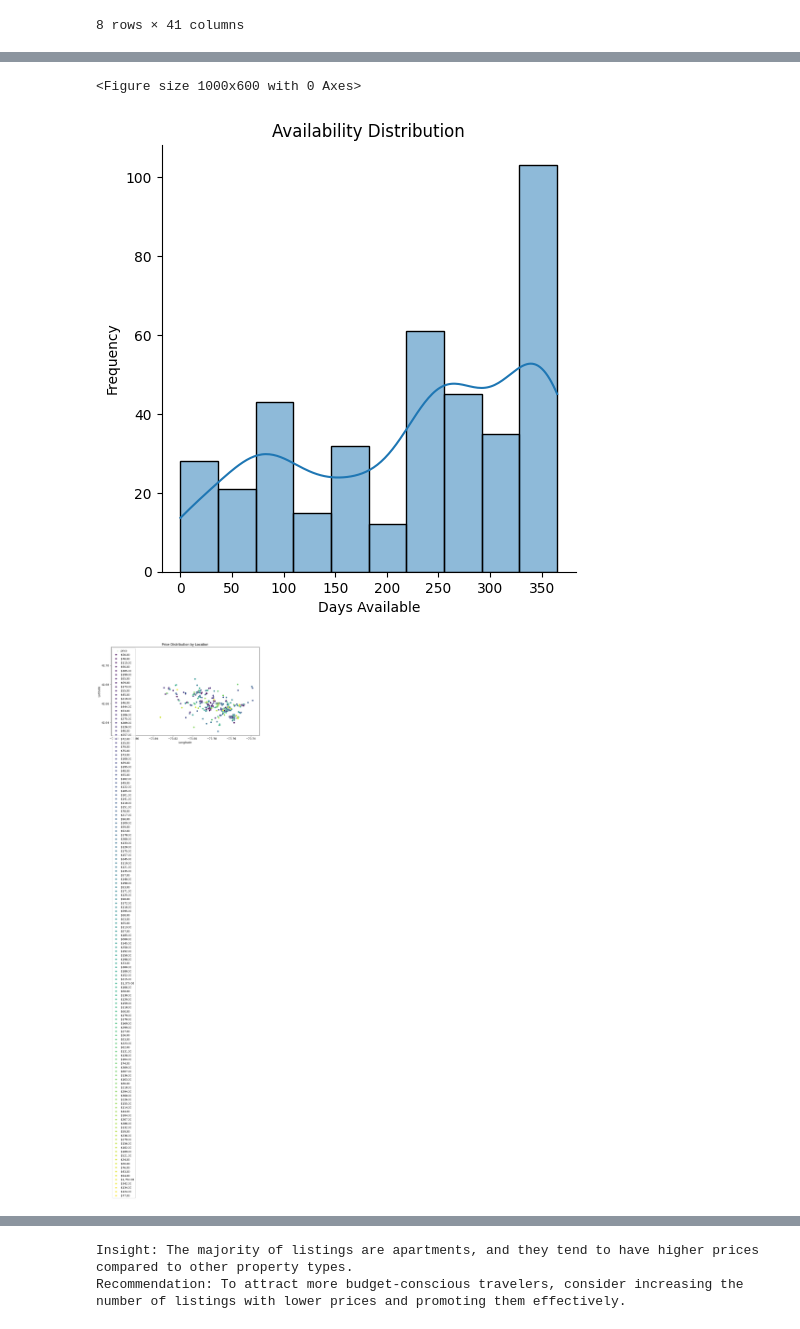
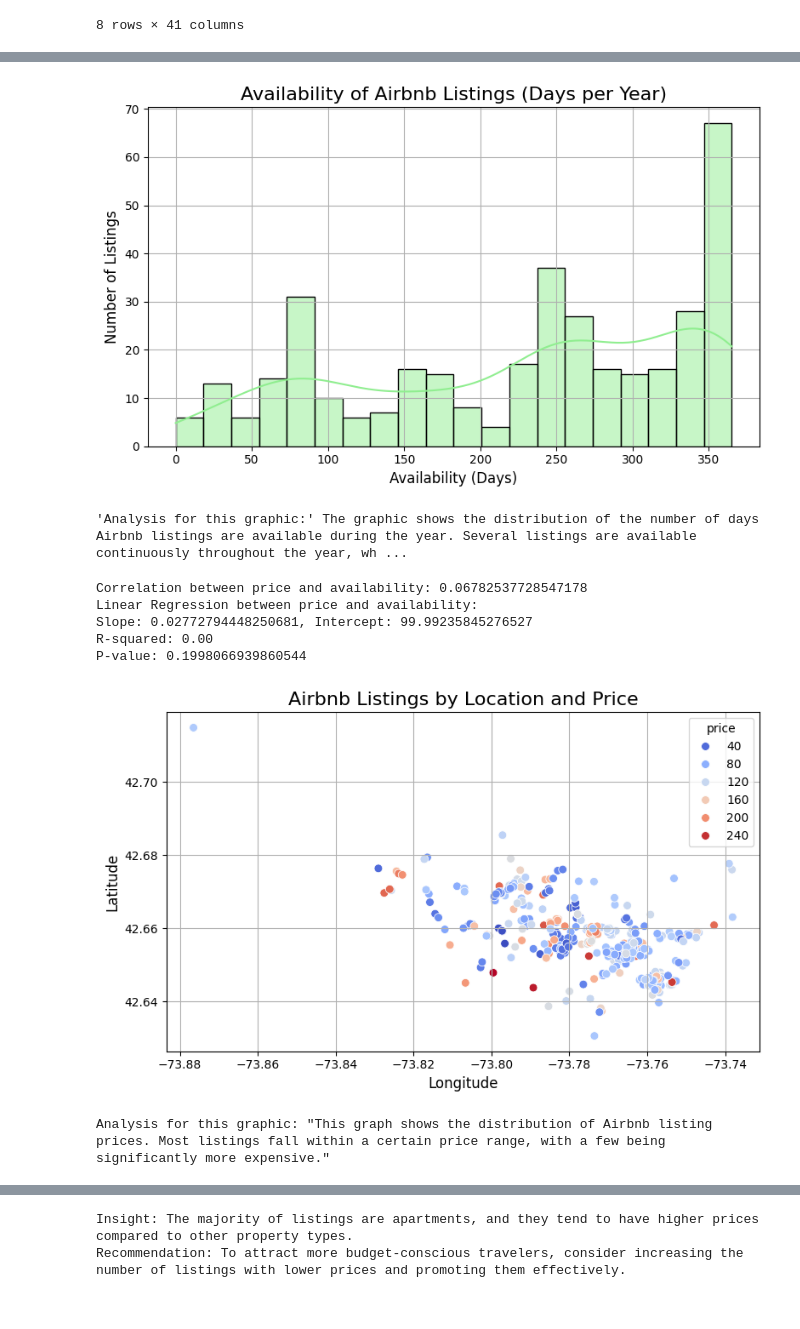
Before and after one commit to reem221/Airbnb-Listing-EDA, a Jupyter notebook: AirbnbListingADA.ipynb, the cells around one changed output, grey strips where cells are left out. Cells and saved outputs as stored; diff of their text form; code cells hidden in the pictures.

```diff
--- a/AirbnbListingADA.ipynb
+++ b/AirbnbListingADA.ipynb
@@ -48,9 +48,3 @@ memory usage: 231.6+ KB
 | 75% | 9.237302e+17 | 2.024041e+13 | 3.936272e+08 | 9.000000 | 13.000000 | NaN | ... |
 | max | 1.129006e+18 | 2.024041e+13 | 5.531120e+08 | 1180.000000 | 2157.000000 | NaN | ... |
 8 rows × 41 columns
-# %%
-# Handling missing values
-missing_values = df.isnull().sum()
-missing_values = missing_values[missing_values > 0]
-print("Columns with missing values:\n", missing_values)
-df.drop(['neighbourhood_group_cleansed','calendar_updated','license'], axis=1, inplace=True)
@@ -75,3 +51,12 @@ dtype: int64
+# %%
+# Clean the price column by removing dollar signs and commas, then convert to numeric
+df['price'] = df['price'].replace({'\$': '', ',': ''}, regex=True).astype(float)
+
+# Now you can safely handle missing values and outliers
+df = df.dropna(subset=['price', 'availability_365', 'latitude', 'longitude'])
+
+# Remove outliers by keeping only 95% of the data
+df = df[df['price'] < df['price'].quantile(0.95)]
 # %%
 # Import necessary libraries for data visualization
 import matplotlib.pyplot as plt
@@ -96,38 +111,65 @@ plt.show()
 # %%
 # availability Analysis
 # Set up the figure for plotting with a specified size
-plt.figure(figsize=(10, 6))
+plt.figure(figsize=(8,5))
 # Create a distribution plot of the 'availability_365' column from the DataFrame 'df'
 # with a Kernel Density Estimate (KDE) to show the distribution shape
-sns.displot(df['availability_365'], kde=True)
+sns.histplot(df['availability_365'], bins=20, kde=True, color='lightgreen')
 # Add a title and labels to the plot
-plt.title('Availability Distribution')
-plt.xlabel('Days Available')
-plt.ylabel('Frequency')
+plt.title('Availability of Airbnb Listings (Days per Year)', fontsize=16)
+plt.xlabel('Availability (Days)', fontsize=12)
+plt.ylabel('Number of Listings', fontsize=12)
 # Save the plot as an image file in the specified directory
 plt.savefig('E:\\reem\\electro pi\\Exploratory data\\availability_distribution.png')
 # Display the plot on the screen
+plt.grid(True)
+plt.tight_layout()
 plt.show()
+print("'Analysis for this graphic:' The graphic shows the distribution of the number of days Airbnb listings are available during the year. Several listings are available continuously throughout the year, while others are available for shorter periods.")
 # %% [output]
+[figure, new version]
-<Figure size 1000x600 with 0 Axes>
+'Analysis for this graphic:' The graphic shows the distribution of the number of days Airbnb listings are available during the year. Several listings are available continuously throughout the year, wh ...
-[figure, old version]
+# %%
+from scipy.stats import linregress
+# Correlation between price and availability_365
+corr = df['availability_365'].corr(df['price'])
+
+print(f"Correlation between price and availability: {corr}")
+
+# Perform a linear regression
+slope, intercept, r_value, p_value, std_err = linregress(df['availability_365'], df['price'])
+
+print(f"Linear Regression between price and availability:")
+print(f"Slope: {slope}, Intercept: {intercept}")
+print(f"R-squared: {r_value**2:.2f}")
+print(f"P-value: {p_value}")
+# %% [output]
+Correlation between price and availability: 0.06782537728547178
+Linear Regression between price and availability:
+Slope: 0.02772794448250681, Intercept: 99.99235845276527
+R-squared: 0.00
+P-value: 0.1998066939860544
 # %%
 # Location Analysis (using latitude and longitude)
 # Set up the figure for plotting with a specified size
-plt.figure(figsize=(10, 6))
+plt.figure(figsize=(8,5))
 # Create a scatter plot showing the relationship between 'longitude' and 'latitude'
 # The color of the points is determined by the 'price' column, using the 'viridis' color palette
-sns.scatterplot(x='longitude', y='latitude', hue='price', data=df, palette='viridis')
+sns.scatterplot(x='longitude', y='latitude', hue='price', data=df, palette='coolwarm', s=50)
 # Add a title and labels to the plot
-plt.title('Price Distribution by Location')
-plt.xlabel('Longitude')
-plt.ylabel('Latitude')
+plt.title('Airbnb Listings by Location and Price', fontsize=16)
+plt.xlabel('Longitude', fontsize=12)
+plt.ylabel('Latitude', fontsize=12)
 # Save the plot as an image file in the specified directory
 plt.savefig('E:\\reem\\electro pi\\Exploratory data\\Price Distribution by Location.png')
 # Display the plot on the screen
+plt.grid(True)
+plt.tight_layout()
 plt.show()
+print ('Analysis for this graphic: "This graph shows the distribution of Airbnb listing prices. Most listings fall within a certain price range, with a few being significantly more expensive."')
 # %% [output]
-[figure, old version]
+[figure, new version]
+Analysis for this graphic: "This graph shows the distribution of Airbnb listing prices. Most listings fall within a certain price range, with a few being significantly more expensive."
 # %%
 # Property Type Analysis
 # Set up the figure for plotting with a specified size
```
Also changed, not shown: parts of 7 cells of this notebook, 5 other files.
